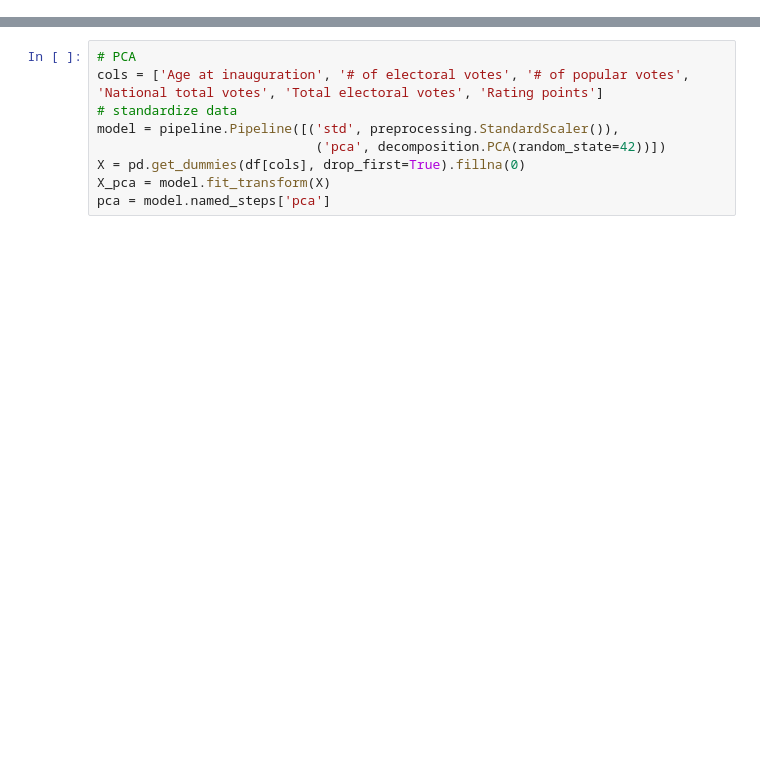
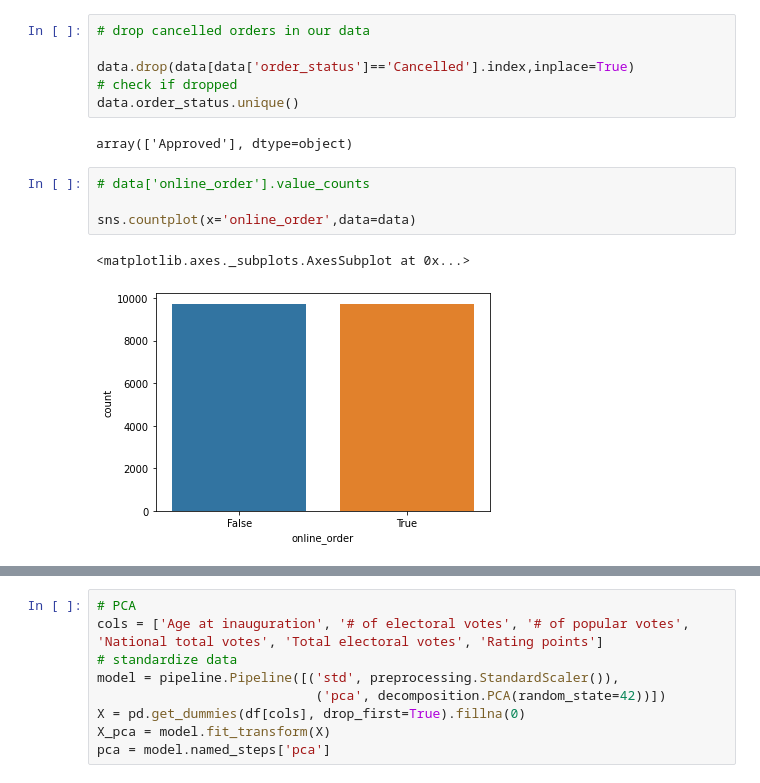
Before and after one commit to NUELBUNDI/PDS_PROJECT, a Jupyter notebook: Final_Project_Lee_Bundi_102586.ipynb, the cells around one changed output, grey strips where cells are left out. Drawn from its saved outputs; the diff is of its cells as text; blank space fills up the shorter version.

```diff
--- a/Final_Project_Lee_Bundi_102586.ipynb
+++ b/Final_Project_Lee_Bundi_102586.ipynb
@@ -102,0 +203,15 @@ len(df.columns)
+# %%
+# drop cancelled orders in our data
+
+data.drop(data[data['order_status']=='Cancelled'].index,inplace=True)
+# check if dropped
+data.order_status.unique()
+# %% [output]
+array(['Approved'], dtype=object)
+# %%
+# data['online_order'].value_counts
+
+sns.countplot(x='online_order',data=data)
+# %% [output]
+<matplotlib.axes._subplots.AxesSubplot at 0x...>
+[figure, added]
```
Also changed, not shown: parts of 47 cells of this notebook.
